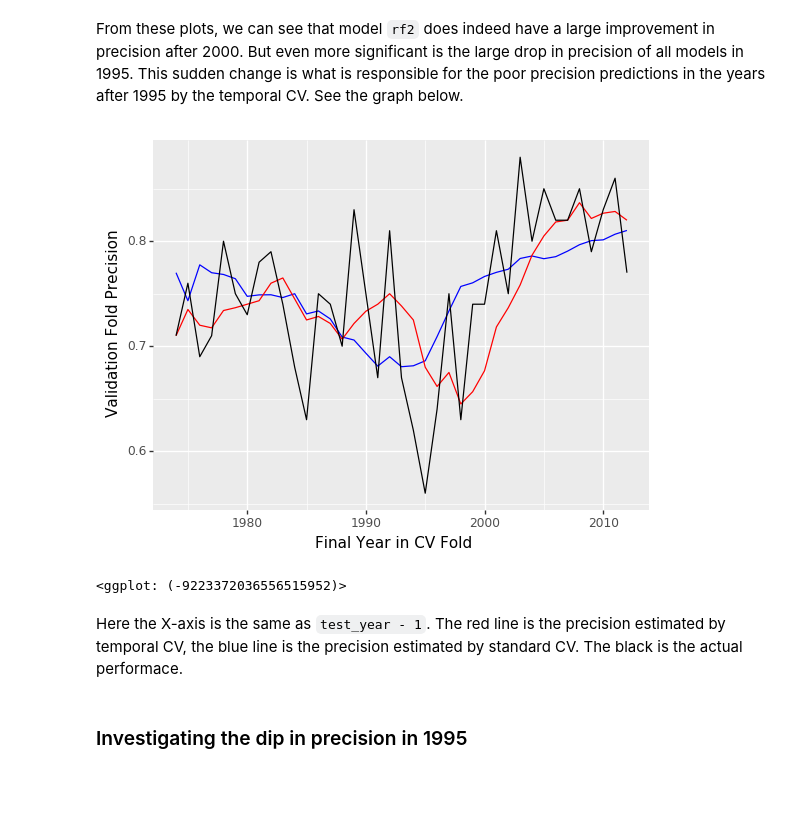
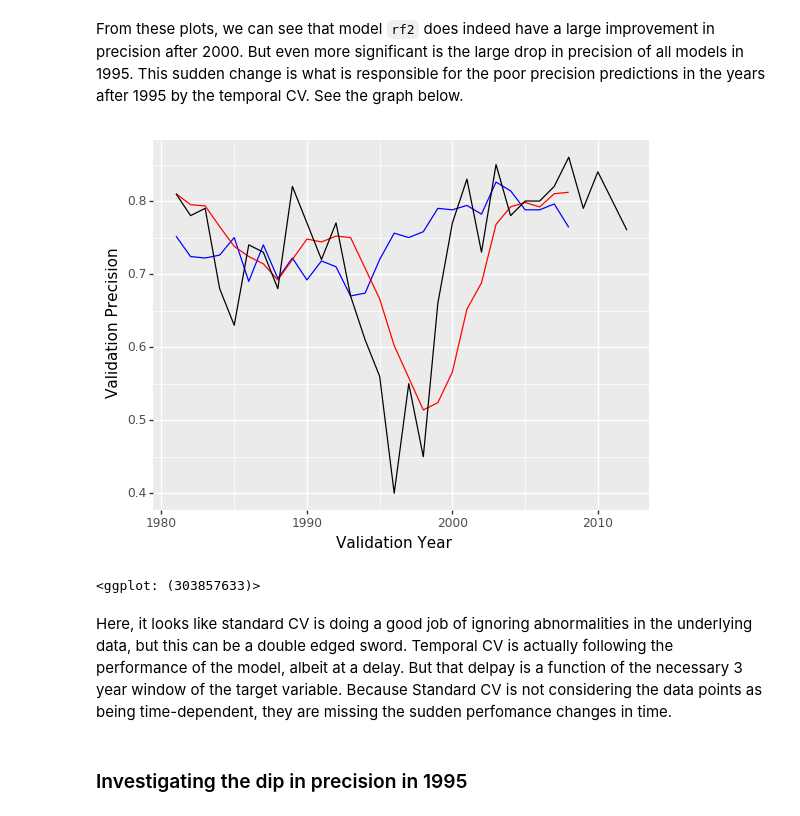
Before and after one commit to dssg/hitchhikers-guide, a Jupyter notebook: curriculum/3_modeling_and_machine_learning/machine-learning/CV_methods_comparison.ipynb, the cells around one changed output. Saved outputs shown, nothing was run; the diff lists cells and outputs as text; code cells hidden in the pictures; blank space fills up the shorter version.

Commit message:
Pushing changes with normal K fold CV

```diff
--- a/curriculum/3_modeling_and_machine_learning/machine-learning/CV_methods_comparison.ipynb
+++ b/curriculum/3_modeling_and_machine_learning/machine-learning/CV_methods_comparison.ipynb
@@ -851,7 +878,6 @@ The above code is how we can generate the models and find their precisions. Howe
 # %%
-c_standard_cv_results_df = pd.read_csv('data_cv/cv_results.csv', \
-                                       names=['cv_start', 'cv_end', 'validation_year', 'model', 'val_precision'])
-c_standard_cv_results_df.sort_values(['cv_start', 'cv_end', 'validation_year', 'model'], inplace=True)
-c_standard_cv_results_df = c_standard_cv_results_df[c_standard_cv_results_df.cv_end != 1973] # Data fully starts in 1973
-c_standard_cv_results_df.head(15)
+c_standard_cv_results_df = pd.read_csv('data_cv/KFold_cv_results.csv', \
+                                       names=['validation_year', 'model', 'fold', 'val_precision', 'time'])
+c_standard_cv_results_df.sort_values(['validation_year', 'model', 'fold'], inplace=True)
+c_standard_cv_results_df.head(10)
 # %% [output]
@@ -944,0 +967,5 @@ c_temporal_results_df.tail(16)
+# %%
+c_temporal_cv_results_df = pd.read_csv('data_cv/temporal_cv_results.csv', \
+                                       names=['validation_year', 'model', 'val_precision', 'time'])
+c_temporal_cv_results_df.sort_values(['validation_year', 'model'], inplace=True)
+c_temporal_cv_results_df.head(10)
@@ -1063,19 +1102,23 @@ From these plots, we can see that model `rf2` does indeed have a large improveme
 # %%
 (
 ggplot() +
   #geom_point(c_standard_cv_results_df[c_standard_cv_results_df.model == 'rf2'], aes(x='cv_end', y='val_precision'), color='grey') +
   #geom_point(c_temporal_results_df[c_temporal_results_df.model == 'rf2'], aes(x='cv_end', y='val_precision'), color='black') +
-  geom_line(c_grouped_standard_cv_results[c_grouped_standard_cv_results.model == 'rf2'], aes(x="cv_end", y='mean_val_precision'), color = "blue") +
-  geom_line(c_grouped_temporal_cv_results[c_grouped_temporal_cv_results.model == 'rf2'], aes(x="cv_end", y='mean_val_precision'), color = "red") +
-  geom_line(c_temporal_results_df[c_temporal_results_df.model == 'rf2'], aes(x="cv_end", y='val_precision'), color = "black") +
-  xlab('Final Year in CV Fold') +
-  ylab('Validation Fold Precision')
+  geom_line(c_grouped_standard_cv_results[c_grouped_standard_cv_results.model == 'rf2'], aes(x="validation_year", y='estimated_precision'), color = "blue") +
+  geom_line(c_grouped_temporal_cv_results[c_grouped_temporal_cv_results.model == 'rf2'], aes(x="validation_year", y='estimated_precision'), color = "red") +
+  geom_line(c_temporal_cv_results_df[c_temporal_cv_results_df.model == 'rf2'], aes(x="validation_year", y='val_precision'), color = "black") +
+  xlab('Validation Year') +
+  ylab('Validation Precision')
 )
+
+# Red: Temporal CV precision estimate
+# Blue: Standard CV precision estimate
+# Black: Actual model performance
 # %% [output]
-[figure, old version]
+[figure, new version]
-<ggplot: (-9223372036556515952)>
+<ggplot: (303857633)>
-# %% [markdown]
-Here the X-axis is the same as `test_year - 1`. The red line is the precision estimated by temporal CV, the blue line is the precision estimated by standard CV. The black is the actual performace.
+# %% [markdown]
+Here, it looks like standard CV is doing a good job of ignoring abnormalities in the underlying data, but this can be a double edged sword. Temporal CV is actually following the performance of the model, albeit at a delay. But that delpay is a function of the necessary 3 year window of the target variable. Because Standard CV is not considering the data points as being time-dependent, they are missing the sudden perfomance changes in time.
 # %% [markdown]
 ### Investigating the dip in precision in 1995
 # %%
```
Also changed, not shown: parts of 46 cells of this notebook, 4 other files.
